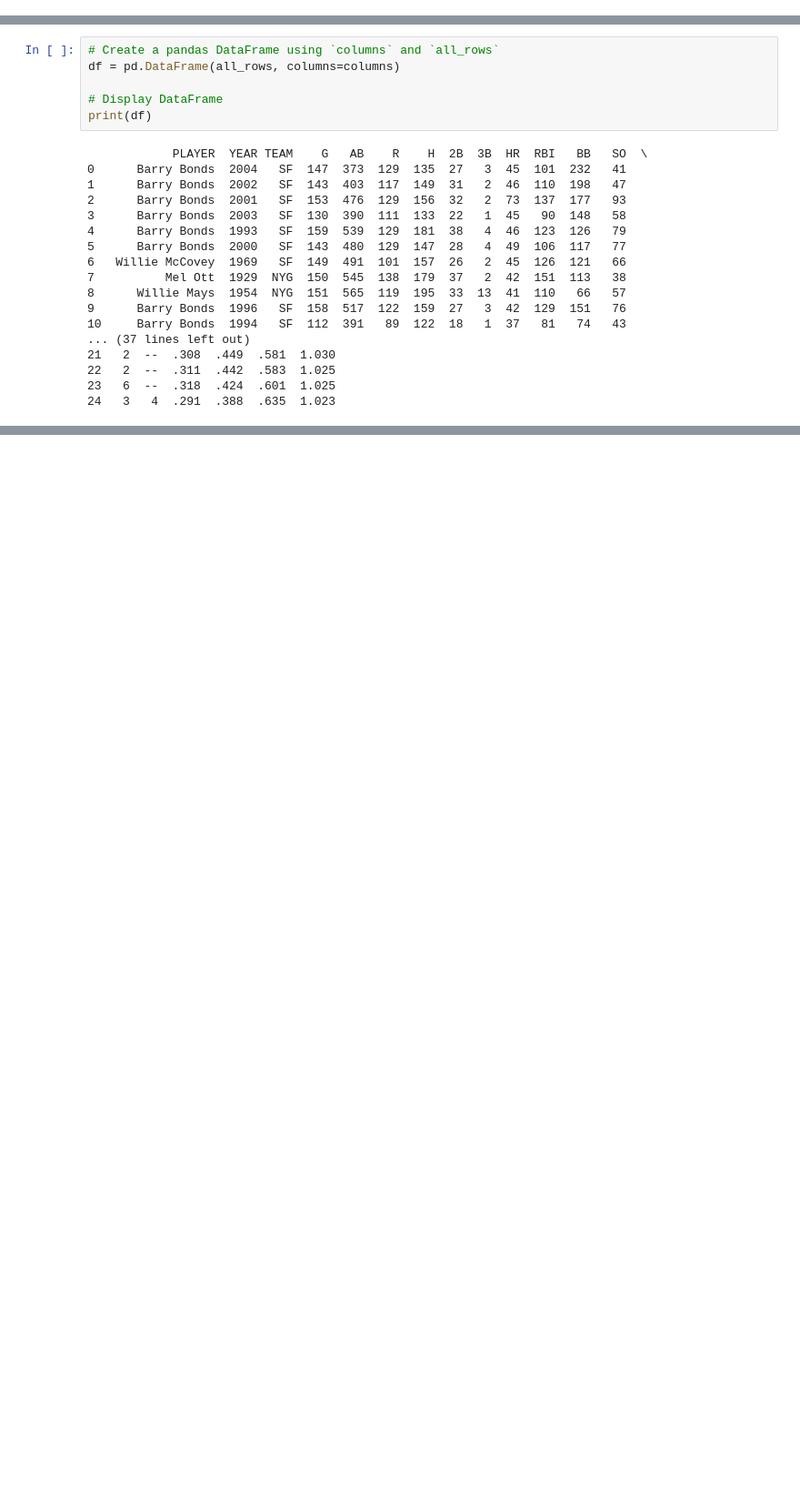
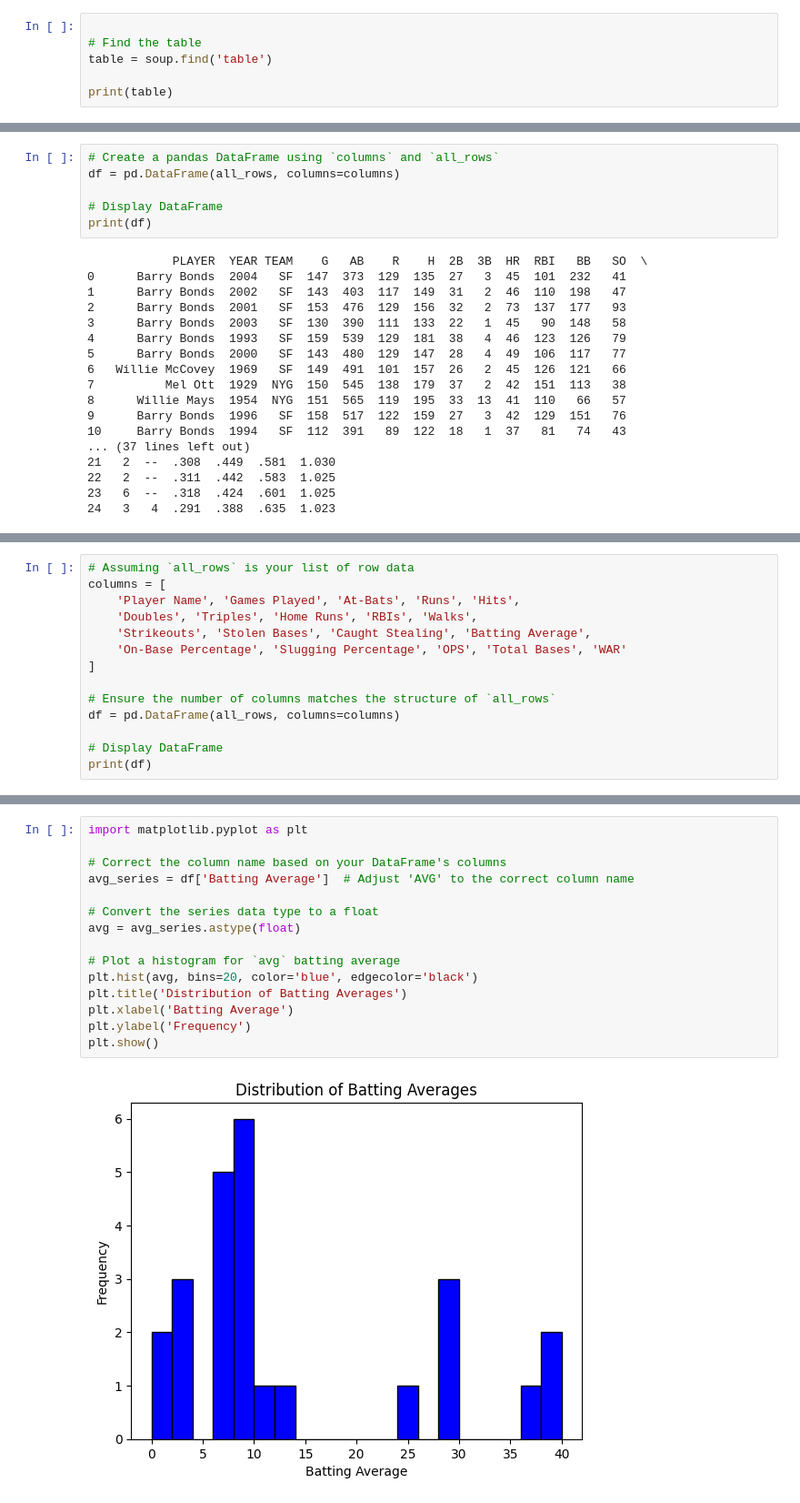
Before and after one commit to 4GeeksAcademy/Joane_web-scraping-project-tutorial, a Jupyter notebook: src/explore.ipynb, the cells around one changed output, grey strips where cells are left out. Shown at 91% size. Drawn from its saved outputs; the diff is of its cells as text; blank space fills up the shorter version.

```diff
--- a/src/explore.ipynb
+++ b/src/explore.ipynb
@@ -187,3 +160,9 @@ columns = list(OrderedDict.fromkeys(columns))
 print(columns)
 # %% [output]
 ['PLAYER', 'YEAR', 'TEAM', 'G', 'AB', 'R', 'H', '2B', '3B', 'HR', 'RBI', 'BB', 'SO', 'SB', 'CS', 'AVG', 'OBP', 'SLG', 'OPS']
+# %%
+
+# Find the table
+table = soup.find('table')
+
+print(table)
@@ -265,0 +282,14 @@ print(df)
+# %%
+# Assuming `all_rows` is your list of row data
+columns = [
+    'Player Name', 'Games Played', 'At-Bats', 'Runs', 'Hits',
+    'Doubles', 'Triples', 'Home Runs', 'RBIs', 'Walks',
+    'Strikeouts', 'Stolen Bases', 'Caught Stealing', 'Batting Average',
+    'On-Base Percentage', 'Slugging Percentage', 'OPS', 'Total Bases', 'WAR'
+]
+
+# Ensure the number of columns matches the structure of `all_rows`
+df = pd.DataFrame(all_rows, columns=columns)
+
+# Display DataFrame
+print(df)
@@ -265,0 +388,17 @@ print(df)
+# %%
+import matplotlib.pyplot as plt
+
+# Correct the column name based on your DataFrame's columns
+avg_series = df['Batting Average']  # Adjust 'AVG' to the correct column name
+
+# Convert the series data type to a float
+avg = avg_series.astype(float)
+
+# Plot a histogram for `avg` batting average
+plt.hist(avg, bins=20, color='blue', edgecolor='black')
+plt.title('Distribution of Batting Averages')
+plt.xlabel('Batting Average')
+plt.ylabel('Frequency')
+plt.show()
+# %% [output]
+[figure, added]
```
Also changed, not shown: parts of 15 cells of this notebook.
